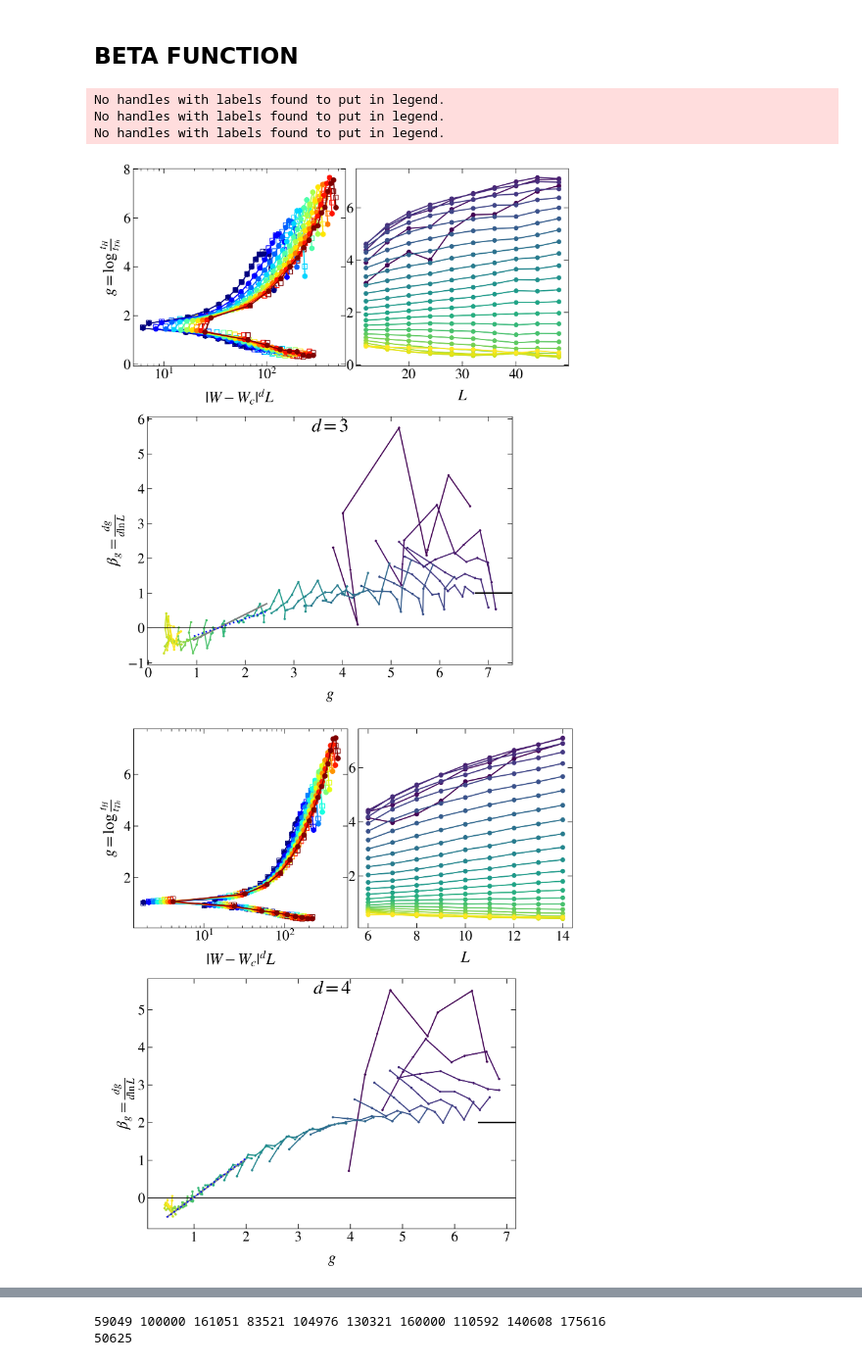
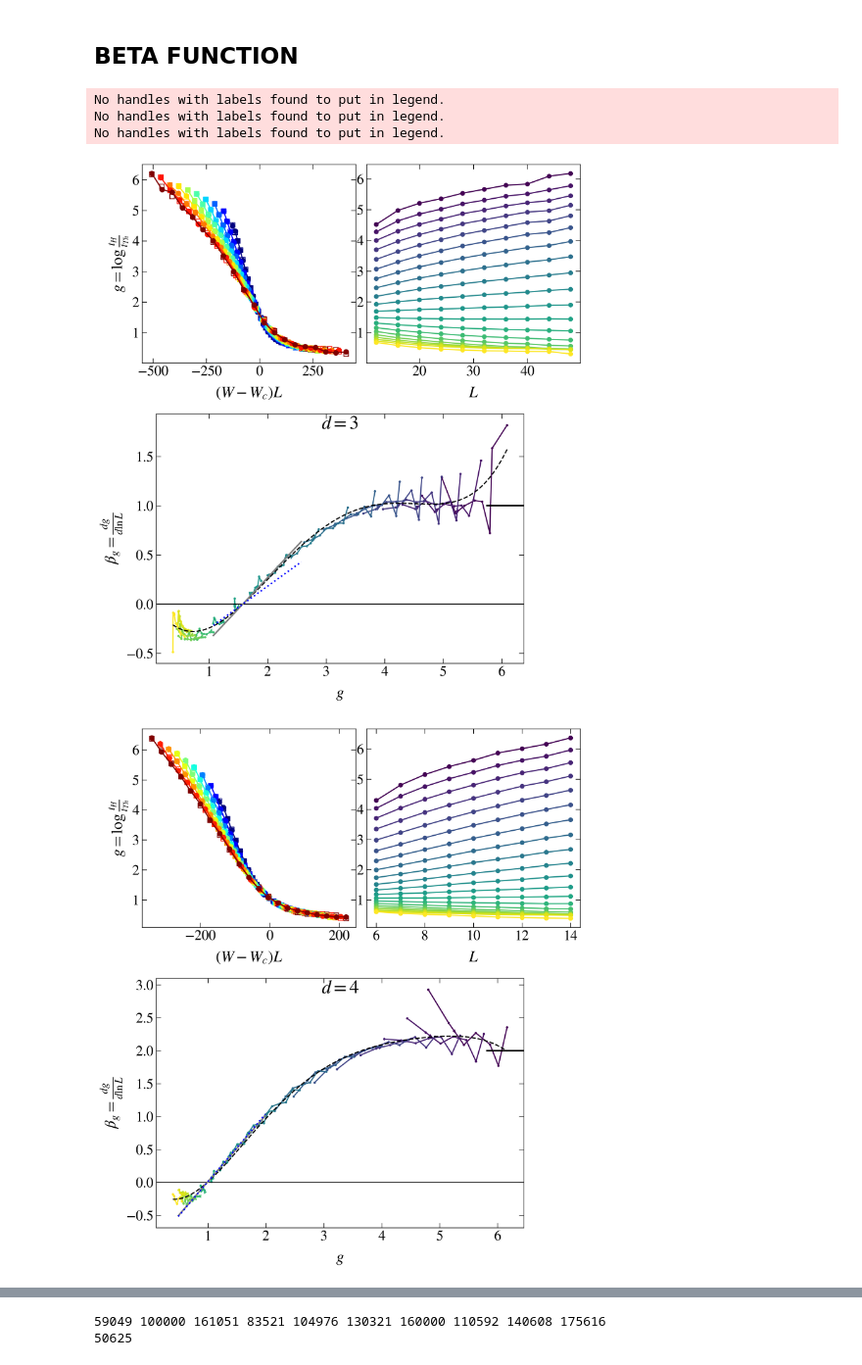
Before and after one commit to Rafal-Swietek/QHamSolver, a Jupyter notebook: Quadratic/Jupyter_Python/conductivity.ipynb, the cells around one changed output, grey strips where cells are left out. Shown at 98% size. Drawn from its saved outputs; the diff is of its cells as text; code cells hidden in the pictures.

```diff
--- a/Quadratic/Jupyter_Python/conductivity.ipynb
+++ b/Quadratic/Jupyter_Python/conductivity.ipynb
@@ -526,9 +526,9 @@ for DIM in range(3, 6):
     corr = 0
     Ws = [2, 6, 10, 16]
 
-    if DIM == 3:    Ws = np.arange(1, 26, 1);   Wmin = 1; Wmax = 30; W_crit = 16.54;    nu = 1.48
-    elif DIM == 4:  Ws = np.arange(2, 51, 2);   Wmin = 2; Wmax = 60; W_crit = 34.30;    nu = 0.98
-    elif DIM == 5:  Ws = np.arange(3, 76, 3);   Wmin = 3; Wmax = 80; W_crit = 56.50;    nu = 0.84
+    if DIM == 3:    Ws = np.arange(1, 26, 1);   Wmin = 6; Wmax = 30; W_crit = 16.54;    nu = 1.48
+    elif DIM == 4:  Ws = np.arange(2, 51, 2);   Wmin = 10; Wmax = 60; W_crit = 34.30;    nu = 0.98
+    elif DIM == 5:  Ws = np.arange(3, 76, 3);   Wmin = 15; Wmax = 80; W_crit = 56.50;    nu = 0.84
     else: Ws = []
 
     labs = ["(a)", "(b)", "(c)", "(d)"]
@@ -573,7 +573,8 @@ for DIM in range(3, 6):
                 gap_ratio  = np.array(file.get('gap ratio'))
 
                 def rescaleW(Wx):
-                    return np.abs(Wx - W_crit)**(0.5 + (DIM-2) / DIM) * L
+                    # return np.abs(Wx - W_crit)**(0.5 + (DIM-2) / DIM) * L
+                    return (Wx - W_crit) * L
 
                 axis[1].plot(rescaleW(Ws), thouless, marker='o', color = s_m_L.to_rgba(L))
 
@@ -587,7 +588,7 @@ for DIM in range(3, 6):
         else:
             print(name_out)
     g_crit /= count
-    fig_help.set_plot_elements(axis[1], ylabel=r"$g=\log\frac{t_H}{t_{Th}}$", xlabel=r"$|W-W_c|^dL$", font_size=18, set_legend=False, xscale='log', yscale='linear')
+    fig_help.set_plot_elements(axis[1], ylabel=r"$g=\log\frac{t_H}{t_{Th}}$", xlabel=r"$(W-W_c)L$", font_size=18, set_legend=False, xscale='linear', yscale='linear')
     # fig_help.set_legend(axis[1], fontsize=16, loc='upper right', anchor=(1.03, 1.03))
 
     conductivity = np.transpose( np.array(conductivity) )
@@ -680,33 +681,33 @@ for DIM in range(3, 6):
     envelope_xdata = np.array(envelope_xdata)[permut]
 
     f = splrep(envelope_xdata, envelope_ydata, k=5, s=10)
     xx = np.linspace(envelope_xdata[0], envelope_xdata[-1], 10000)
     envelope_ydata = splev(xx, f)
-    # axis[0].plot(xx, envelope_ydata, color='k', ls='--')
+    axis[0].plot(xx, envelope_ydata, color='k', ls='--')
 
     g_crit = xx[ np.argmin( np.abs(envelope_ydata) ) ]
     gs = np.linspace(g_crit - 0.5, g_crit + 1., 1000)
     axis[0].plot(gs, (gs - g_crit) / (g_crit), ls='-', color='gray', lw=2)
     axis[0].plot(gs, (gs - g_crit) / (g_crit * nu), ls=':', color='blue', lw=2)
 
     gs = np.linspace(min(envelope_xdata), max(envelope_xdata), 1000)
     # axis[0].plot(gs, (DIM-2) * (1 - g_crit / (gs)), lw=2, ls='-', color='gray', label=r"$\beta_{sp}(g_{\rm Th})$")
 
     # gs = np.linspace(2 * gth_crit, gmax, 1000)
     # axis[0].plot(gs, 1 + 2 / gs, lw=1, ls='-.', color='r', label=r"$\beta_{ETH}(g_{\rm Th})$")
 
 
     # axis[0].plot(np.nan, np.nan, lw=1, ls=':', color='k', label=r"$\beta(g_{\rm Th},\gamma)$")
 
     xlab = r"$g$"
     ylab = r"${\beta}_g=\frac{dg}{d\ln{L}}$"
     fig_help.set_plot_elements(axis[0], xlabel=xlab, ylabel=ylab, font_size=18, set_legend=False, xscale='linear')
     fig_help.set_legend(axis[0], loc = 'upper left', fontsize=14, anchor=(0.02, 0.91))
 
     axis[0].annotate(r"$d=%d$"%DIM, fontsize=24, xy=(0.45, 0.94), xycoords='axes fraction')
 # %% [output]
 No handles with labels found to put in legend.
 No handles with labels found to put in legend.
 No handles with labels found to put in legend.
-[figure, old version]
+[figure, new version]
-[figure, old version]
+[figure, new version]
```
Also changed, not shown: parts of 1 cell of this notebook, 3 other files.
